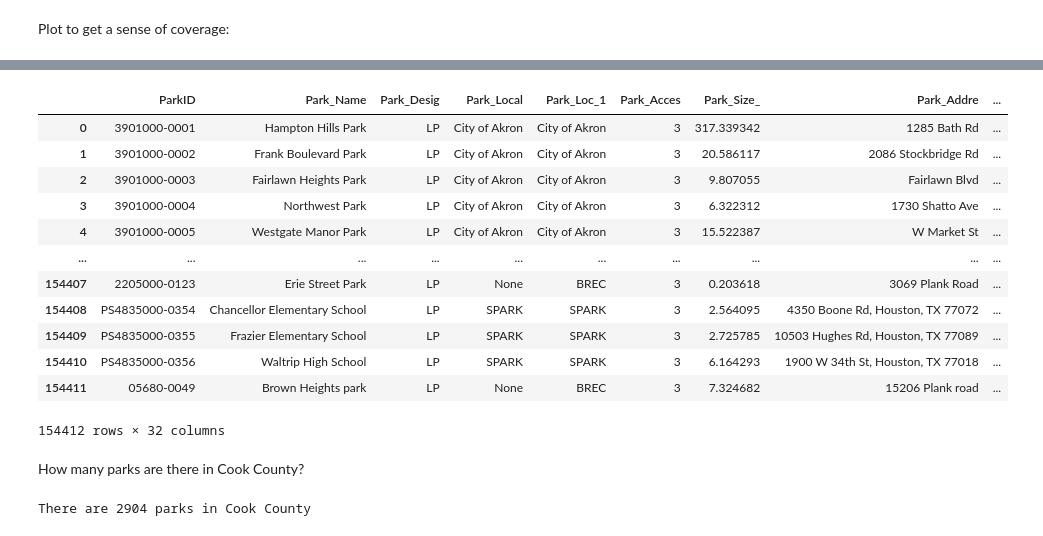
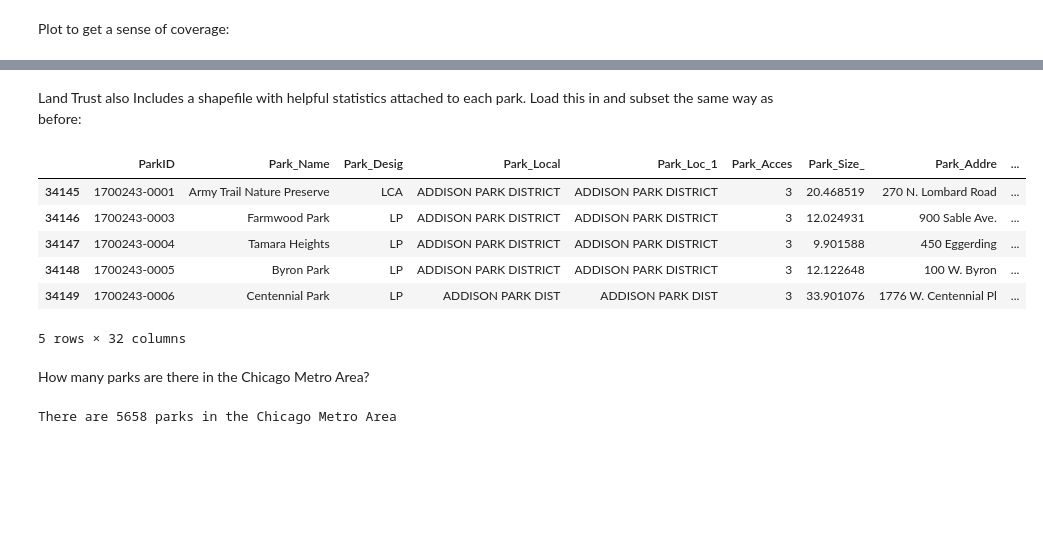
Before and after one commit to adohertymunro/DS-31095-Final-Project, a Jupyter notebook: Final Project.ipynb, the cells around one changed output, grey strips where cells are left out. Saved outputs shown, nothing was run; the diff lists cells and outputs as text; code cells hidden in the pictures; blank space fills up the shorter version.

```diff
--- a/Final Project.ipynb
+++ b/Final Project.ipynb
@@ -53,22 +43,21 @@ parks.head()
+# %% [markdown]
+Land Trust also Includes a shapefile with helpful statistics attached to each park. Load this in and subset the same way as before:
 # %%
 park_stats = gpd.read_file(r'data/shapefiles/Parks_Statistics.shp')
+
+chicago_park_stats = park_stats[park_stats['Park_Urban'].str.contains('Chicago', na=False)]
+chicago_park_stats.head()
 # %% [output]
 |  | ParkID | Park_Name | Park_Desig | Park_Local | Park_Loc_1 | Park_Acces | Park_Size_ | Park_Addre | ... |
-| 0 | 3901000-0001 | Hampton Hills Park | LP | City of Akron | City of Akron | 3 | 317.339342 | 1285 Bath Rd | ... |
-| 1 | 3901000-0002 | Frank Boulevard Park | LP | City of Akron | City of Akron | 3 | 20.586117 | 2086 Stockbridge Rd | ... |
-| 2 | 3901000-0003 | Fairlawn Heights Park | LP | City of Akron | City of Akron | 3 | 9.807055 | Fairlawn Blvd | ... |
-| 3 | 3901000-0004 | Northwest Park | LP | City of Akron | City of Akron | 3 | 6.322312 | 1730 Shatto Ave | ... |
-| 4 | 3901000-0005 | Westgate Manor Park | LP | City of Akron | City of Akron | 3 | 15.522387 | W Market St | ... |
-| ... | ... | ... | ... | ... | ... | ... | ... | ... | ... |
-| 154407 | 2205000-0123 | Erie Street Park | LP | None | BREC | 3 | 0.203618 | 3069 Plank Road | ... |
-| 154408 | PS4835000-0354 | Chancellor Elementary School | LP | SPARK | SPARK | 3 | 2.564095 | 4350 Boone Rd, Houston, TX 77072 | ... |
-| 154409 | PS4835000-0355 | Frazier Elementary School | LP | SPARK | SPARK | 3 | 2.725785 | 10503 Hughes Rd, Houston, TX 77089 | ... |
-| 154410 | PS4835000-0356 | Waltrip High School | LP | SPARK | SPARK | 3 | 6.164293 | 1900 W 34th St, Houston, TX 77018 | ... |
-| 154411 | 05680-0049 | Brown Heights park | LP | None | BREC | 3 | 7.324682 | 15206 Plank road | ... |
+| 34145 | 1700243-0001 | Army Trail Nature Preserve | LCA | ADDISON PARK DISTRICT | ADDISON PARK DISTRICT | 3 | 20.468519 | 270 N. Lombard Road | ... |
+| 34146 | 1700243-0003 | Farmwood Park | LP | ADDISON PARK DISTRICT | ADDISON PARK DISTRICT | 3 | 12.024931 | 900 Sable Ave. | ... |
+| 34147 | 1700243-0004 | Tamara Heights | LP | ADDISON PARK DISTRICT | ADDISON PARK DISTRICT | 3 | 9.901588 | 450 Eggerding | ... |
+| 34148 | 1700243-0005 | Byron Park | LP | ADDISON PARK DISTRICT | ADDISON PARK DISTRICT | 3 | 12.122648 | 100 W. Byron | ... |
+| 34149 | 1700243-0006 | Centennial Park | LP | ADDISON PARK DIST | ADDISON PARK DIST | 3 | 33.901076 | 1776 W. Centennial Pl | ... |
-154412 rows × 32 columns
+5 rows × 32 columns
 # %% [markdown]
-How many parks are there in Cook County?
+How many parks are there in the Chicago Metro Area?
 # %%
-print('There are', len(cook_county), 'parks in Cook County')
+print('There are', len(chicago_park_stats), 'parks in the Chicago Metro Area')
 # %% [output]
-There are 2904 parks in Cook County
+There are 5658 parks in the Chicago Metro Area
```
Also changed, not shown: parts of 8 cells of this notebook.
